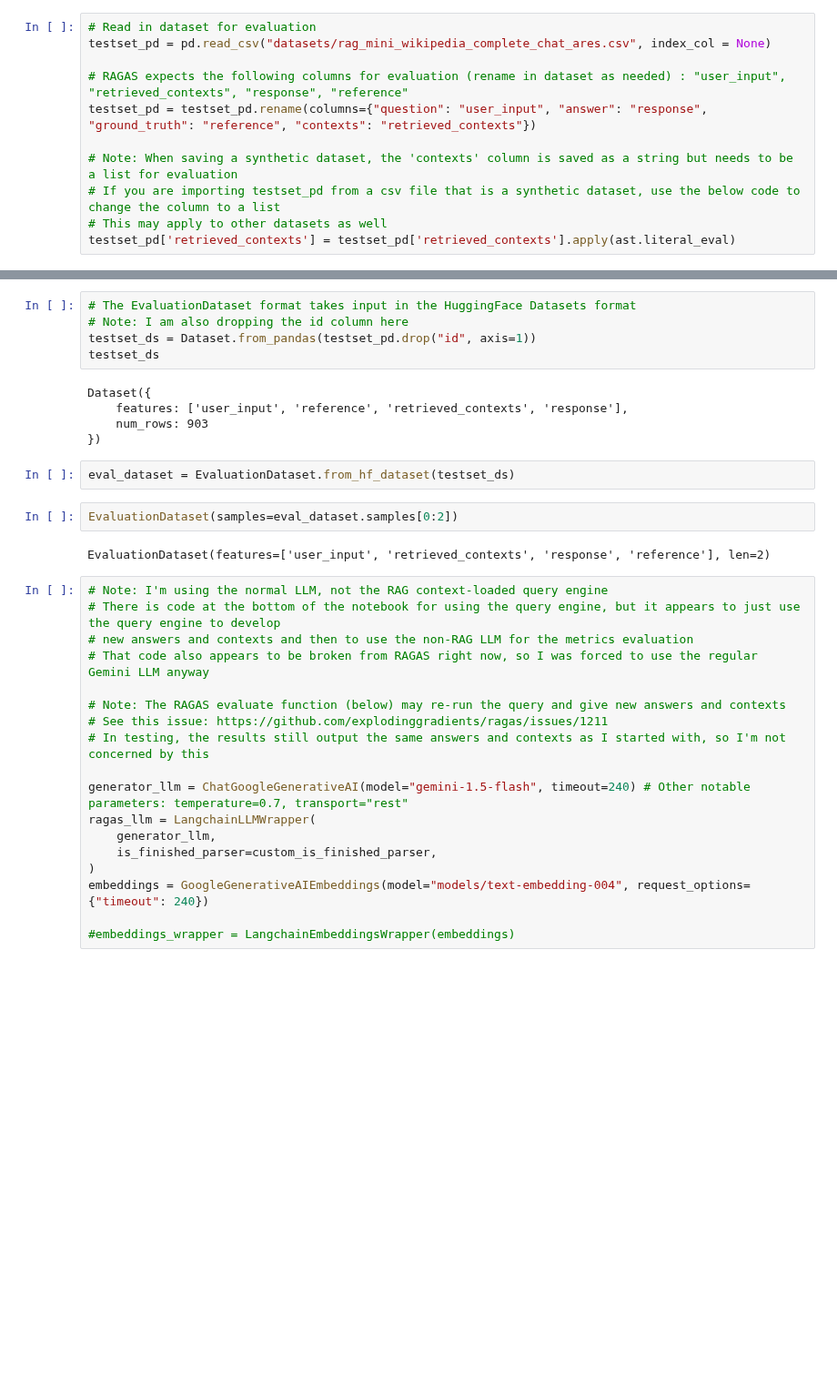
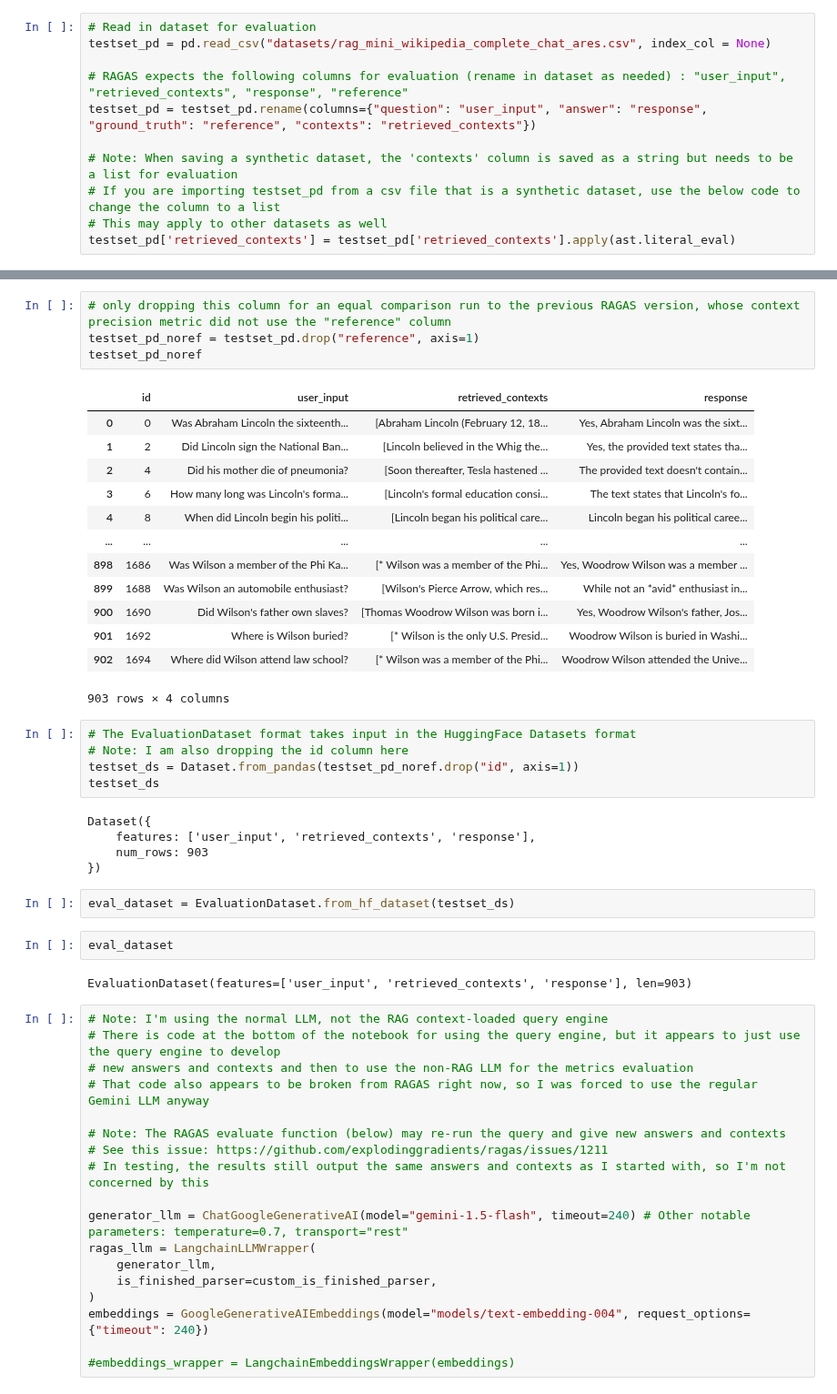
Before and after one commit to sr231/RAG-Evaluations, a Jupyter notebook: Gemini_RAGAS-2-12.ipynb, the cells around one changed output, grey strips where cells are left out. Shown at 91% size. Cells and saved outputs as stored; diff of their text form; blank space fills up the shorter version.

```diff
--- a/Gemini_RAGAS-2-12.ipynb
+++ b/Gemini_RAGAS-2-12.ipynb
@@ -377,22 +377,40 @@ testset_pd[900:903]
 | 900 | 1690 | Did Wilson's father own slaves? | yes | [Thomas Woodrow Wilson was born i... | Yes, Woodrow Wilson's father, Jos... |
 | 901 | 1692 | Where is Wilson buried? | He was buried in Washington Natio... | [* Wilson is the only U.S. Presid... | Woodrow Wilson is buried in Washi... |
 | 902 | 1694 | Where did Wilson attend law school? | Wilson attended law school at Uni... | [* Wilson was a member of the Phi... | Woodrow Wilson attended the Unive... |
+# %%
+# only dropping this column for an equal comparison run to the previous RAGAS version, whose context precision metric did not use the "reference" column
+testset_pd_noref = testset_pd.drop("reference", axis=1)
+testset_pd_noref
+# %% [output]
+|  | id | user_input | retrieved_contexts | response |
+| 0 | 0 | Was Abraham Lincoln the sixteenth... | [Abraham Lincoln (February 12, 18... | Yes, Abraham Lincoln was the sixt... |
+| 1 | 2 | Did Lincoln sign the National Ban... | [Lincoln believed in the Whig the... | Yes, the provided text states tha... |
+| 2 | 4 | Did his mother die of pneumonia? | [Soon thereafter, Tesla hastened ... | The provided text doesn't contain... |
+| 3 | 6 | How many long was Lincoln's forma... | [Lincoln's formal education consi... | The text states that Lincoln's fo... |
+| 4 | 8 | When did Lincoln begin his politi... | [Lincoln began his political care... | Lincoln began his political caree... |
+| ... | ... | ... | ... | ... |
+| 898 | 1686 | Was Wilson a member of the Phi Ka... | [* Wilson was a member of the Phi... | Yes, Woodrow Wilson was a member ... |
+| 899 | 1688 | Was Wilson an automobile enthusiast? | [Wilson's Pierce Arrow, which res... | While not an *avid* enthusiast in... |
+| 900 | 1690 | Did Wilson's father own slaves? | [Thomas Woodrow Wilson was born i... | Yes, Woodrow Wilson's father, Jos... |
+| 901 | 1692 | Where is Wilson buried? | [* Wilson is the only U.S. Presid... | Woodrow Wilson is buried in Washi... |
+| 902 | 1694 | Where did Wilson attend law school? | [* Wilson was a member of the Phi... | Woodrow Wilson attended the Unive... |
+903 rows × 4 columns
 # %%
 # The EvaluationDataset format takes input in the HuggingFace Datasets format
 # Note: I am also dropping the id column here
-testset_ds = Dataset.from_pandas(testset_pd.drop("id", axis=1))
+testset_ds = Dataset.from_pandas(testset_pd_noref.drop("id", axis=1))
 testset_ds
 # %% [output]
 Dataset({
-    features: ['user_input', 'reference', 'retrieved_contexts', 'response'],
+    features: ['user_input', 'retrieved_contexts', 'response'],
     num_rows: 903
 })
 # %%
 eval_dataset = EvaluationDataset.from_hf_dataset(testset_ds)
 # %%
-EvaluationDataset(samples=eval_dataset.samples[0:2])
+eval_dataset
 # %% [output]
-EvaluationDataset(features=['user_input', 'retrieved_contexts', 'response', 'reference'], len=2)
+EvaluationDataset(features=['user_input', 'retrieved_contexts', 'response'], len=903)
 # %%
 # Note: I'm using the normal LLM, not the RAG context-loaded query engine
 # There is code at the bottom of the notebook for using the query engine, but it appears to just use the query engine to develop
```
Also changed, not shown: parts of 7 cells of this notebook, 3 other files.
